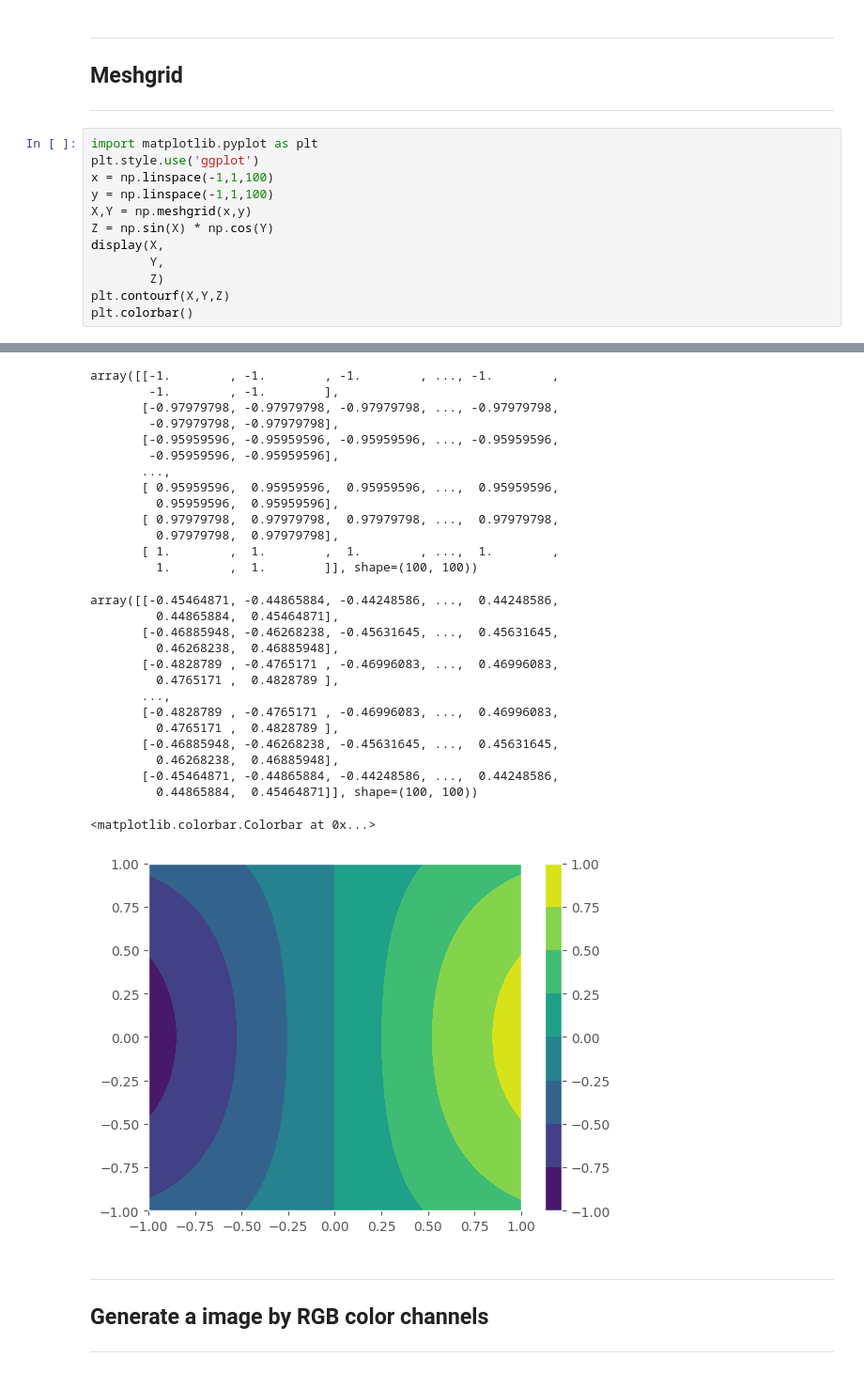
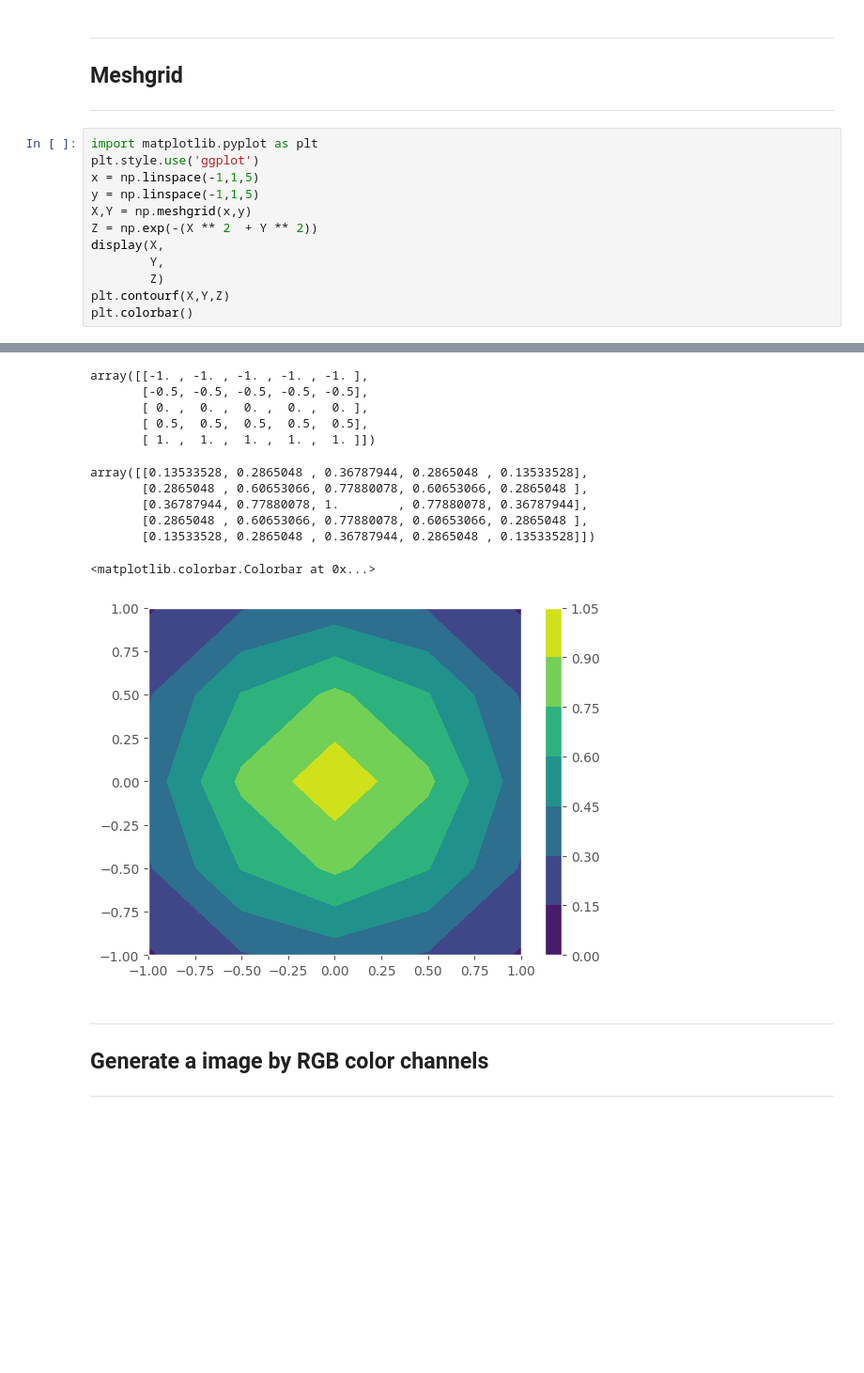
Before and after one commit to Dmg0920/PythonProgramming-NTPU_U4284, a Jupyter notebook: Sec 4.1 - Package Intro - numpy.ipynb, the cells around one changed output, grey strips where cells are left out. Shown at 94% size. Drawn from its saved outputs; the diff is of its cells as text; blank space fills up the shorter version.

```diff
--- a/Sec 4.1 - Package Intro - numpy.ipynb
+++ b/Sec 4.1 - Package Intro - numpy.ipynb
@@ -165,10 +165,10 @@ array([   1.,   10.,  100., 1000.])
 # %%
 import matplotlib.pyplot as plt
 plt.style.use('ggplot')
-x = np.linspace(-1,1,100)
-y = np.linspace(-1,1,100)
+x = np.linspace(-1,1,5)
+y = np.linspace(-1,1,5)
 X,Y = np.meshgrid(x,y)
-Z = np.sin(X) * np.cos(Y)
+Z = np.exp(-(X ** 2  + Y ** 2))
 display(X,
         Y,
         Z)
@@ -191,31 +183,15 @@ array([[-1.        , -0.97979798, -0.95959596, ...,  0.95959596,
-array([[-1.        , -1.        , -1.        , ..., -1.        ,
-        -1.        , -1.        ],
-       [-0.97979798, -0.97979798, -0.97979798, ..., -0.97979798,
-        -0.97979798, -0.97979798],
-       [-0.95959596, -0.95959596, -0.95959596, ..., -0.95959596,
-        -0.95959596, -0.95959596],
-       ...,
-       [ 0.95959596,  0.95959596,  0.95959596, ...,  0.95959596,
-         0.95959596,  0.95959596],
-       [ 0.97979798,  0.97979798,  0.97979798, ...,  0.97979798,
-         0.97979798,  0.97979798],
-       [ 1.        ,  1.        ,  1.        , ...,  1.        ,
-         1.        ,  1.        ]], shape=(100, 100))
+array([[-1. , -1. , -1. , -1. , -1. ],
+       [-0.5, -0.5, -0.5, -0.5, -0.5],
+       [ 0. ,  0. ,  0. ,  0. ,  0. ],
+       [ 0.5,  0.5,  0.5,  0.5,  0.5],
+       [ 1. ,  1. ,  1. ,  1. ,  1. ]])
-array([[-0.45464871, -0.44865884, -0.44248586, ...,  0.44248586,
-         0.44865884,  0.45464871],
-       [-0.46885948, -0.46268238, -0.45631645, ...,  0.45631645,
-         0.46268238,  0.46885948],
-       [-0.4828789 , -0.4765171 , -0.46996083, ...,  0.46996083,
-         0.4765171 ,  0.4828789 ],
-       ...,
-       [-0.4828789 , -0.4765171 , -0.46996083, ...,  0.46996083,
-         0.4765171 ,  0.4828789 ],
-       [-0.46885948, -0.46268238, -0.45631645, ...,  0.45631645,
-         0.46268238,  0.46885948],
-       [-0.45464871, -0.44865884, -0.44248586, ...,  0.44248586,
-         0.44865884,  0.45464871]], shape=(100, 100))
+array([[0.13533528, 0.2865048 , 0.36787944, 0.2865048 , 0.13533528],
+       [0.2865048 , 0.60653066, 0.77880078, 0.60653066, 0.2865048 ],
+       [0.36787944, 0.77880078, 1.        , 0.77880078, 0.36787944],
+       [0.2865048 , 0.60653066, 0.77880078, 0.60653066, 0.2865048 ],
+       [0.13533528, 0.2865048 , 0.36787944, 0.2865048 , 0.13533528]])
 <matplotlib.colorbar.Colorbar at 0x...>
-[figure, old version]
+[figure, new version]
 # %% [markdown]
 ***
 ## Generate a image by RGB color channels
```
Also changed, not shown: parts of 7 cells of this notebook, 6 other files.
